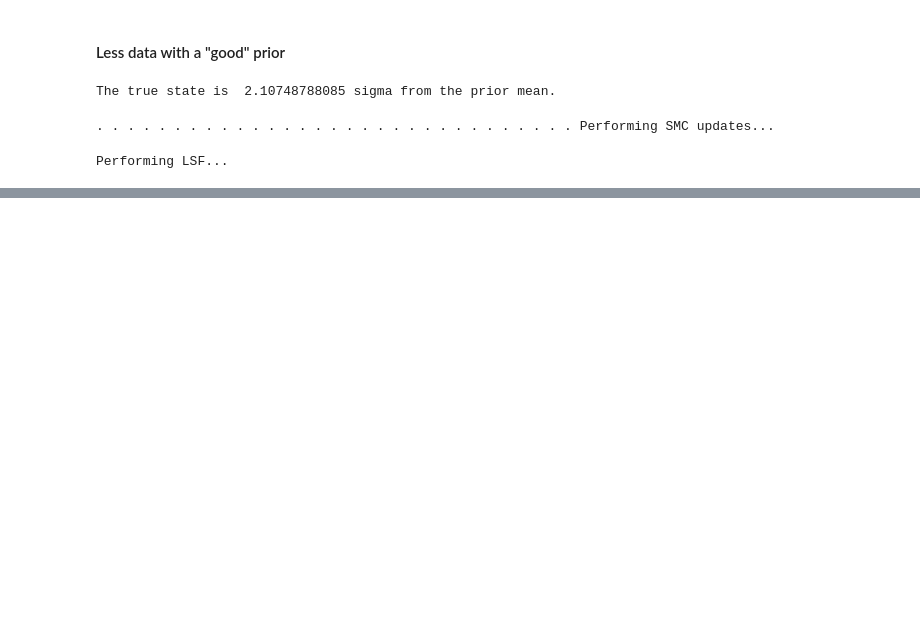
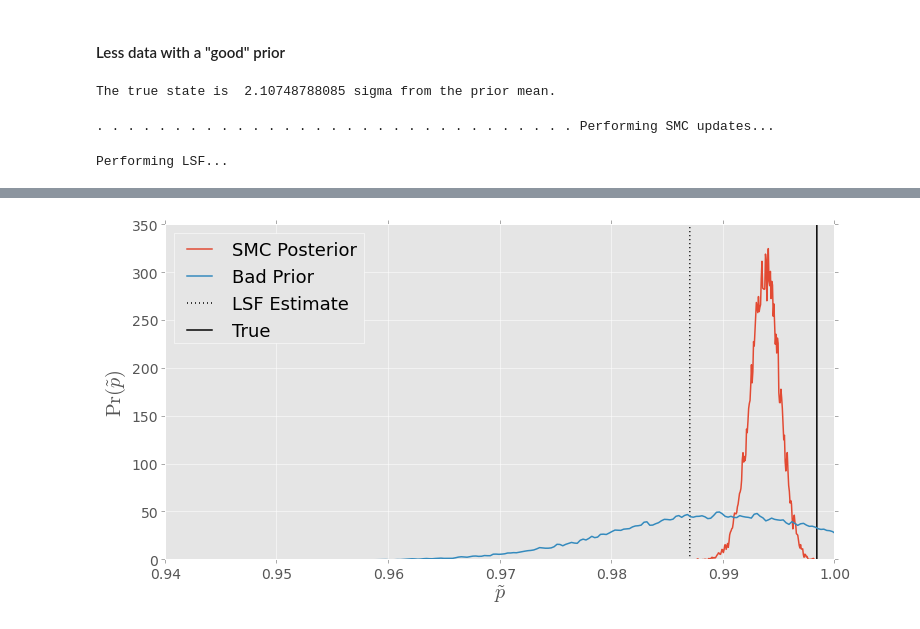
Before and after one commit to cgranade/accelerated-randomized-benchmarking, a Jupyter notebook: src/model_testing.ipynb, the cells around one changed output, grey strips where cells are left out. Cells and saved outputs as stored; diff of their text form; code cells hidden in the pictures; blank space fills up the shorter version.

```diff
--- a/src/model_testing.ipynb
+++ b/src/model_testing.ipynb
@@ -1008 +1008,24 @@ print phys_table
     \end{array}
+# %%
+# Make another updater and use it for plotting below.
+prior_updater = SMCUpdater(
+    phys_model, 40000, phys_prior,
+    resampler=LiuWestResampler(0.9)
+)
+# %%
+figure(figsize=(12,6))
+updater.plot_posterior_marginal(0, res=200)
+prior_updater.plot_posterior_marginal(0, res=200)
+
+ymin, ymax = ylim()
+vlines(lsf_estimate[0], ymin, ymax * 2, linestyles=':')
+vlines(gs_true[0], ymin, ymax * 2)
+ylim(ymin, ymax)
+
+xlabel(r'$\tilde{p}$')
+ylabel(r'$\Pr(\tilde{p})$')
+legend(['SMC Posterior', 'Bad Prior', 'LSF Estimate', 'True'], loc='upper left')
+
+savefig('good-prior-distns')
+# %% [output]
+[figure, added]
```
Also changed, not shown: parts of 14 cells of this notebook, 20 other files.
